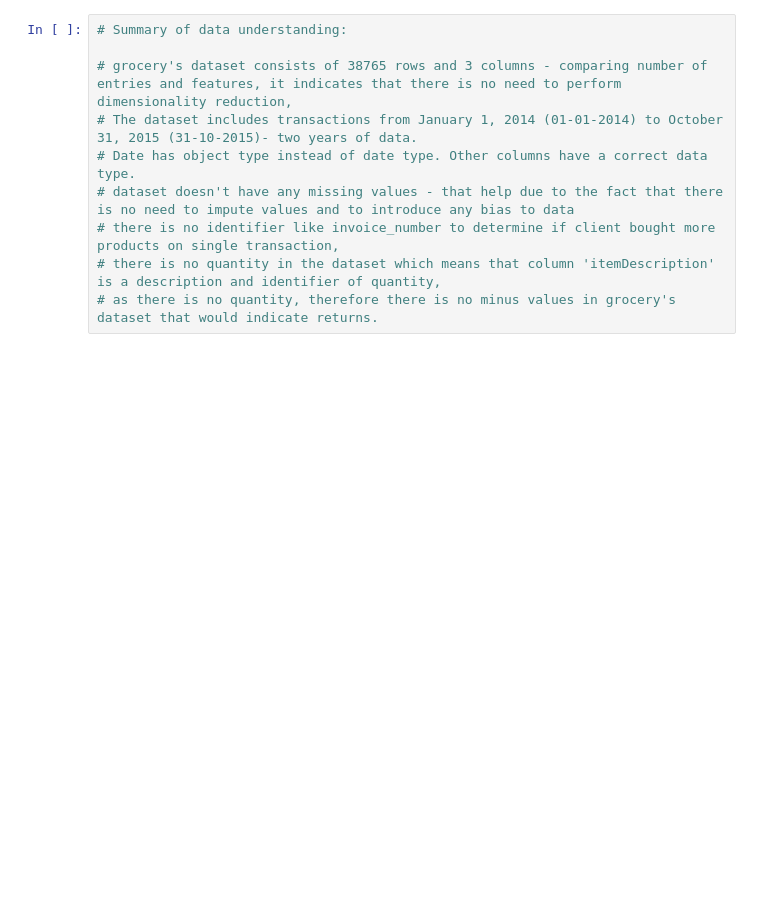
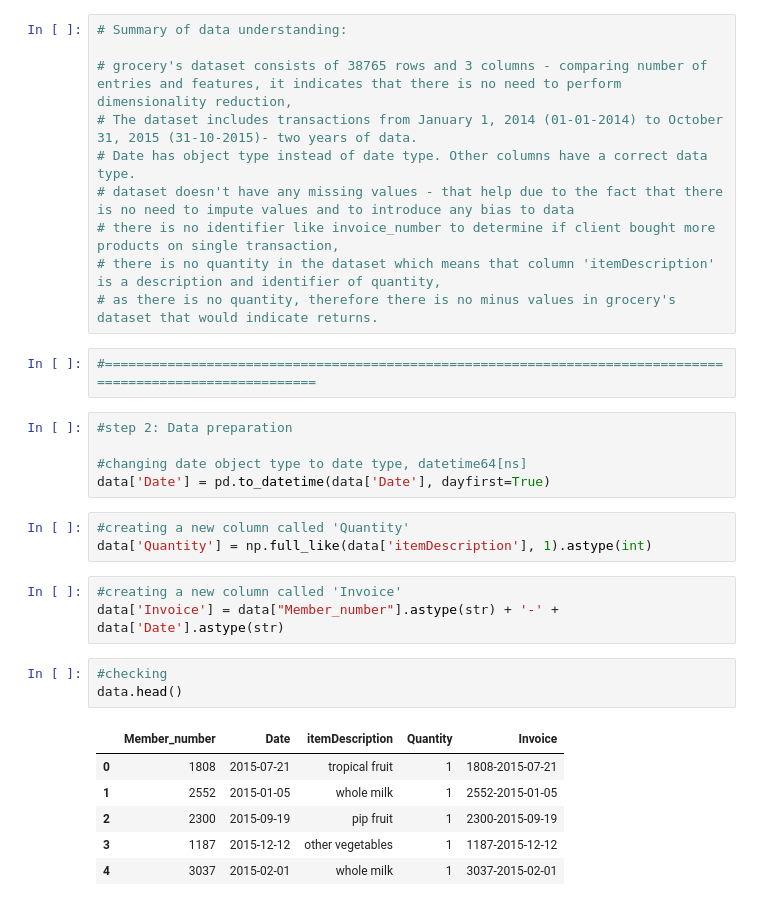
Before and after one commit to Chethan34/Market-Basket-Analysis, a Jupyter notebook: MasketBasketAnalysis.ipynb, the cells around one changed output. Cells and saved outputs as stored; diff of their text form; blank space fills up the shorter version.

```diff
--- a/MasketBasketAnalysis.ipynb
+++ b/MasketBasketAnalysis.ipynb
@@ -74,3 +75,26 @@ Name: Date, Length: 38765, dtype: object
 # there is no identifier like invoice_number to determine if client bought more products on single transaction,
 # there is no quantity in the dataset which means that column 'itemDescription' is a description and identifier of quantity,
 # as there is no quantity, therefore there is no minus values in grocery's dataset that would indicate returns.
+# %%
+#===========================================================================================================
+# %%
+#step 2: Data preparation
+
+#changing date object type to date type, datetime64[ns]
+data['Date'] = pd.to_datetime(data['Date'], dayfirst=True)
+# %%
+#creating a new column called 'Quantity'
+data['Quantity'] = np.full_like(data['itemDescription'], 1).astype(int)
+# %%
+#creating a new column called 'Invoice'
+data['Invoice'] = data["Member_number"].astype(str) + '-' + data['Date'].astype(str)
+# %%
+#checking
+data.head()
+# %% [output]
+|  | Member_number | Date | itemDescription | Quantity | Invoice |
+| 0 | 1808 | 2015-07-21 | tropical fruit | 1 | 1808-2015-07-21 |
+| 1 | 2552 | 2015-01-05 | whole milk | 1 | 2552-2015-01-05 |
+| 2 | 2300 | 2015-09-19 | pip fruit | 1 | 2300-2015-09-19 |
+| 3 | 1187 | 2015-12-12 | other vegetables | 1 | 1187-2015-12-12 |
+| 4 | 3037 | 2015-02-01 | whole milk | 1 | 3037-2015-02-01 |
```
Also changed, not shown: parts of 5 cells of this notebook.
